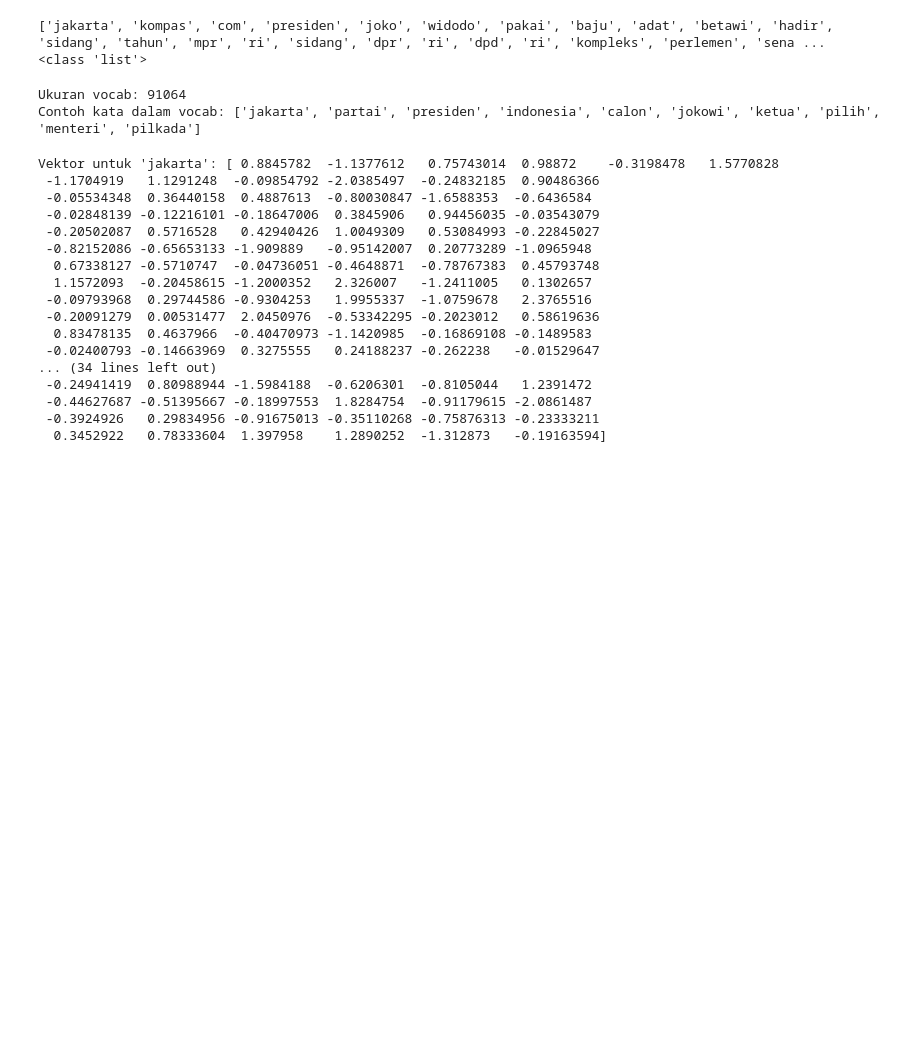
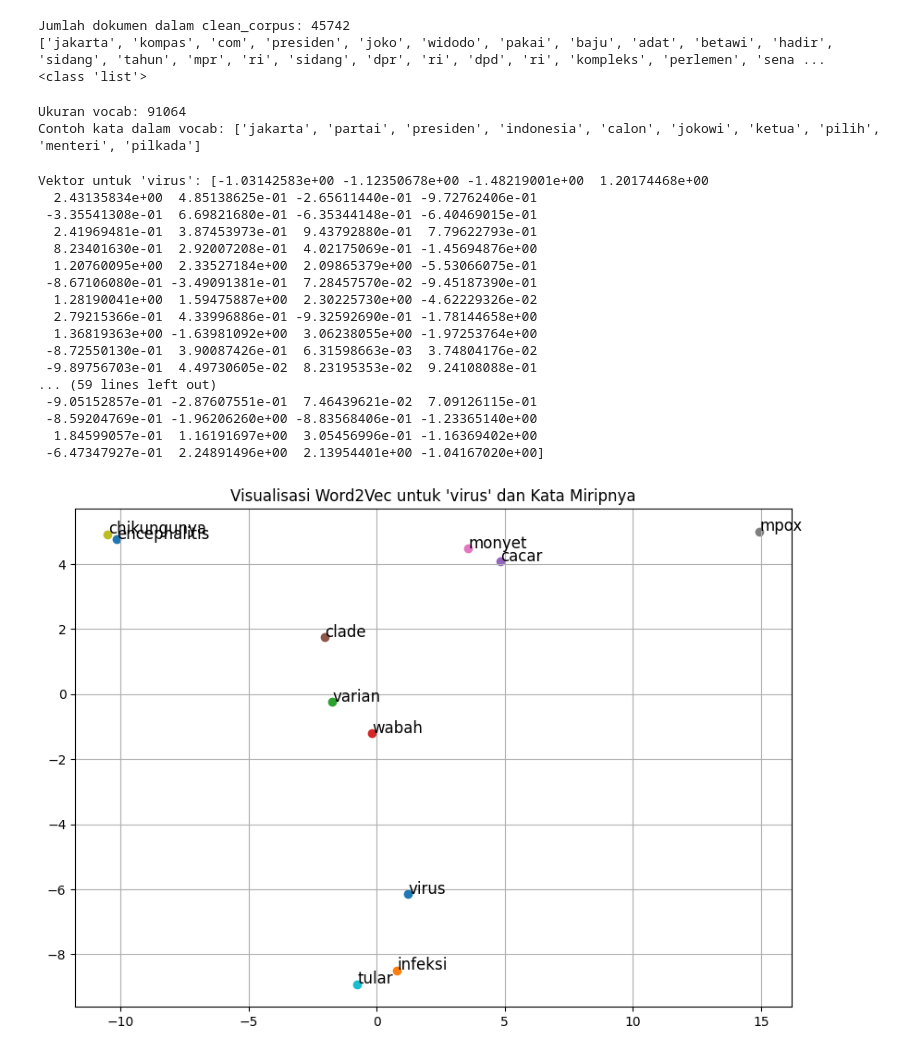
Before and after one commit to anggamys/research-kmeans, a Jupyter notebook: implementaion.ipynb, the cells around one changed output. Cells and saved outputs as stored; diff of their text form; code cells hidden in the pictures; blank space fills up the shorter version.

Commit message:
chore(preprocessing): update notebook with new data entries and processing results

```diff
--- a/implementaion.ipynb
+++ b/implementaion.ipynb
@@ -2,7 +2,7 @@
 import pandas as pd
 
 # Load dataset yang sudah di preprocess
-dataset = pd.read_csv('data/dataset_cleaned.csv')
+dataset = pd.read_csv('data/preprocessed_dataset.csv')
 dataset.head()
 # %% [output]
 |  | content | cleaned_content | tokens | stopwords | stemmed |
@@ -38,9 +38,12 @@ def parse_tokens(cell):
 
 clean_corpus = dataset['stemmed'].apply(parse_tokens).tolist()
 # %%
+# Verifikasi hasil konversi
+print(f"Jumlah dokumen dalam clean_corpus: {len(clean_corpus)}")
 print(clean_corpus[0])
 print(type(clean_corpus[0]))  # Harusnya: <class 'list'>
 # %% [output]
+Jumlah dokumen dalam clean_corpus: 45742
 ['jakarta', 'kompas', 'com', 'presiden', 'joko', 'widodo', 'pakai', 'baju', 'adat', 'betawi', 'hadir', 'sidang', 'tahun', 'mpr', 'ri', 'sidang', 'dpr', 'ri', 'dpd', 'ri', 'kompleks', 'perlemen', 'sena ...
 <class 'list'>
 # %%
@@ -86,27 +89,56 @@ Ukuran vocab: 91064
 Contoh kata dalam vocab: ['jakarta', 'partai', 'presiden', 'indonesia', 'calon', 'jokowi', 'ketua', 'pilih', 'menteri', 'pilkada']
 # %%
 # Menguji model dengan mengambil vektor untuk kata tertentu
-test_word = 'jakarta'
+test_word = 'virus'
+
 if test_word in optimized_model.wv:
     vector = optimized_model.wv[test_word]
     print(f"Vektor untuk '{test_word}': {vector}")
 else:
     print(f"Kata '{test_word}' tidak ditemukan dalam model.")
 # %% [output]
-Vektor untuk 'jakarta': [ 0.8845782  -1.1377612   0.75743014  0.98872    -0.3198478   1.5770828
- -1.1704919   1.1291248  -0.09854792 -2.0385497  -0.24832185  0.90486366
- -0.05534348  0.36440158  0.4887613  -0.80030847 -1.6588353  -0.6436584
- -0.02848139 -0.12216101 -0.18647006  0.3845906   0.94456035 -0.03543079
- -0.20502087  0.5716528   0.42940426  1.0049309   0.53084993 -0.22845027
- -0.82152086 -0.65653133 -1.909889   -0.95142007  0.20773289 -1.0965948
-  0.67338127 -0.5710747  -0.04736051 -0.4648871  -0.78767383  0.45793748
-  1.1572093  -0.20458615 -1.2000352   2.326007   -1.2411005   0.1302657
- -0.09793968  0.29744586 -0.9304253   1.9955337  -1.0759678   2.3765516
- -0.20091279  0.00531477  2.0450976  -0.53342295 -0.2023012   0.58619636
-  0.83478135  0.4637966  -0.40470973 -1.1420985  -0.16869108 -0.1489583
- -0.02400793 -0.14663969  0.3275555   0.24188237 -0.262238   -0.01529647
-... (34 lines left out)
- -0.24941419  0.80988944 -1.5984188  -0.6206301  -0.8105044   1.2391472
- -0.44627687 -0.51395667 -0.18997553  1.8284754  -0.91179615 -2.0861487
- -0.3924926   0.29834956 -0.91675013 -0.35110268 -0.75876313 -0.23333211
-  0.3452922   0.78333604  1.397958    1.2890252  -1.312873   -0.19163594]
+Vektor untuk 'virus': [-1.03142583e+00 -1.12350678e+00 -1.48219001e+00  1.20174468e+00
+  2.43135834e+00  4.85138625e-01 -2.65611440e-01 -9.72762406e-01
+ -3.35541308e-01  6.69821680e-01 -6.35344148e-01 -6.40469015e-01
+  2.41969481e-01  3.87453973e-01  9.43792880e-01  7.79622793e-01
+  8.23401630e-01  2.92007208e-01  4.02175069e-01 -1.45694876e+00
+  1.20760095e+00  2.33527184e+00  2.09865379e+00 -5.53066075e-01
+ -8.67106080e-01 -3.49091381e-01  7.28457570e-02 -9.45187390e-01
+  1.28190041e+00  1.59475887e+00  2.30225730e+00 -4.62229326e-02
+  2.79215366e-01  4.33996886e-01 -9.32592690e-01 -1.78144658e+00
+  1.36819363e+00 -1.63981092e+00  3.06238055e+00 -1.97253764e+00
+ -8.72550130e-01  3.90087426e-01  6.31598663e-03  3.74804176e-02
+ -9.89756703e-01  4.49730605e-02  8.23195353e-02  9.24108088e-01
+... (59 lines left out)
+ -9.05152857e-01 -2.87607551e-01  7.46439621e-02  7.09126115e-01
+ -8.59204769e-01 -1.96206260e+00 -8.83568406e-01 -1.23365140e+00
+  1.84599057e-01  1.16191697e+00  3.05456996e-01 -1.16369402e+00
+ -6.47347927e-01  2.24891496e+00  2.13954401e+00 -1.04167020e+00]
+# %%
+import matplotlib.pyplot as plt
+from sklearn.decomposition import PCA
+
+# Ambil kata target dan kata-kata yang mirip
+if test_word in optimized_model.wv:
+    similar_words = optimized_model.wv.most_similar(test_word, topn=10)
+    words = [test_word] + [word for word, _ in similar_words]
+    vectors = [optimized_model.wv[word] for word in words]
+
+    # Reduksi dimensi dengan PCA
+    pca = PCA(n_components=2)
+    reduced_vectors = pca.fit_transform(vectors)
+
+    # Plot
+    plt.figure(figsize=(10, 7))
+    for i, word in enumerate(words):
+        x, y = reduced_vectors[i]
+        plt.scatter(x, y)
+        plt.text(x + 0.01, y + 0.01, word, fontsize=12)
+
+    plt.title(f"Visualisasi Word2Vec untuk '{test_word}' dan Kata Miripnya")
+    plt.grid(True)
+    plt.show()
+else:
+    print(f"Kata '{test_word}' tidak ditemukan dalam model.")
+# %% [output]
+[figure, added]
```
Also changed, not shown: parts of 3 cells of this notebook, 1 other file.
